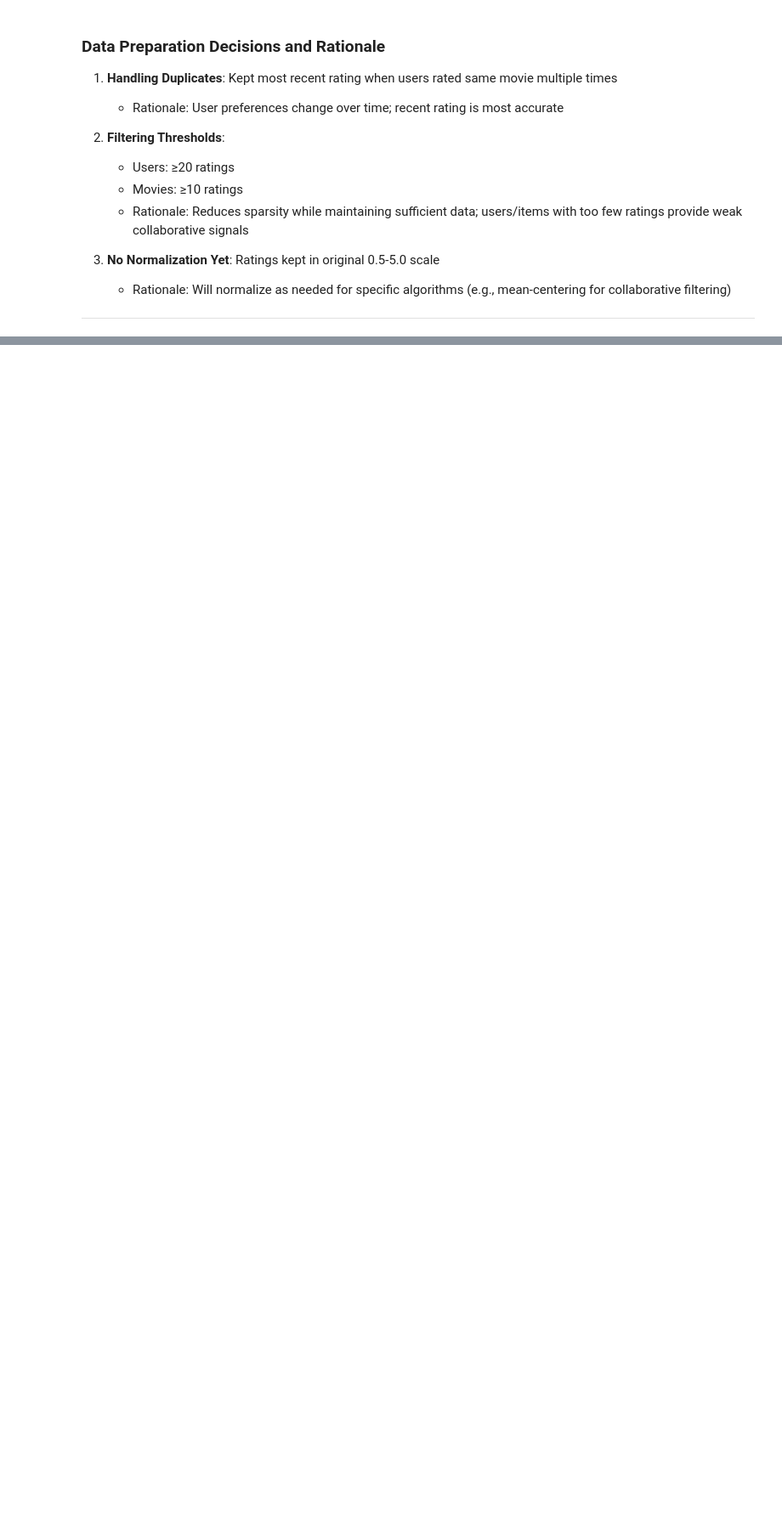
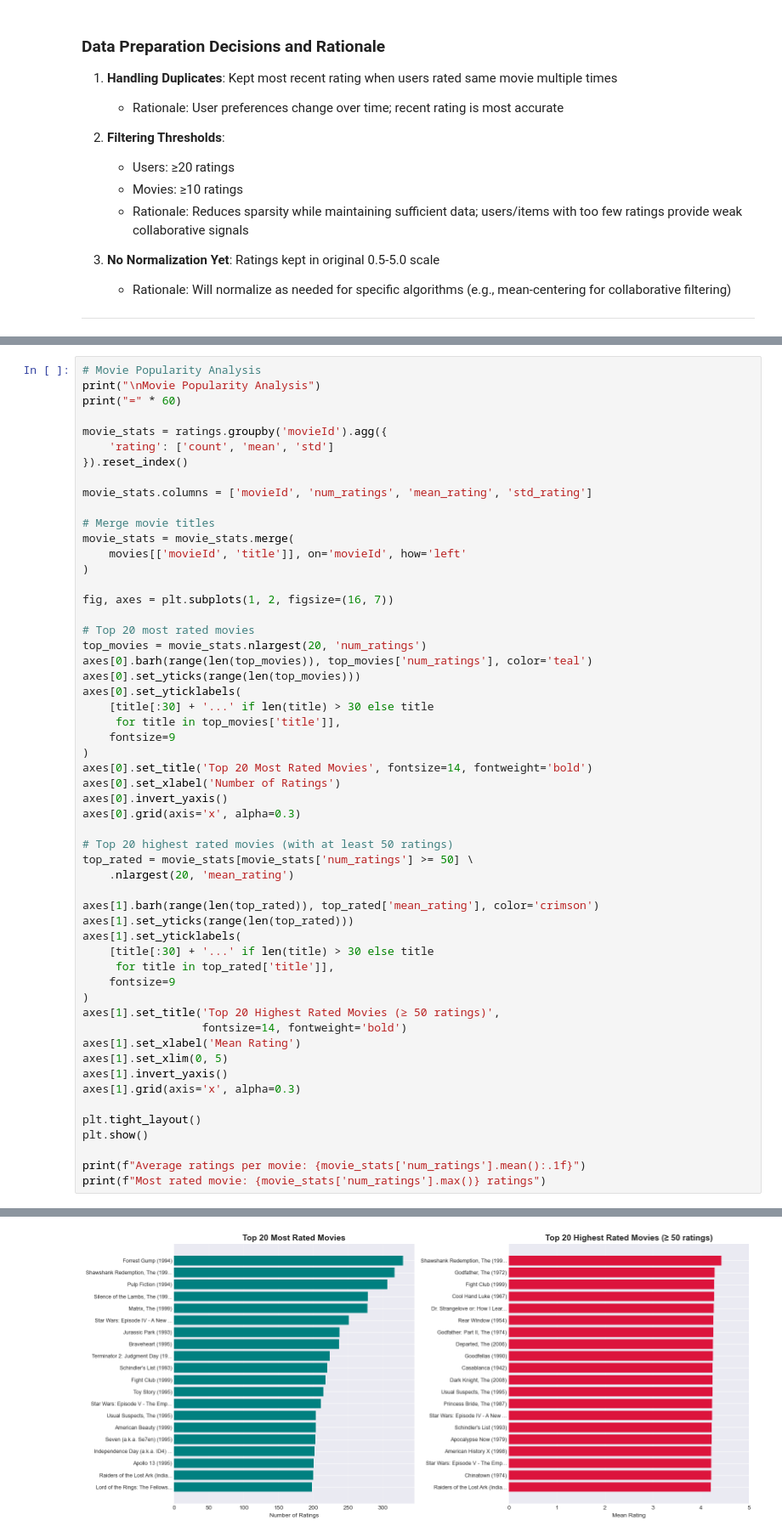
Before and after one commit to mwendemichelle4-dev/Movies-Recommendation-System, a Jupyter notebook: Movie recommendation system.ipynb, the cells around one changed output, grey strips where cells are left out. Shown at 85% size. Drawn from its saved outputs; the diff is of its cells as text; blank space fills up the shorter version.

```diff
--- a/Movie recommendation system.ipynb
+++ b/Movie recommendation system.ipynb
@@ -508,0 +660,56 @@ Sparsity: 94.14%
+# %%
+# Movie Popularity Analysis
+print("\nMovie Popularity Analysis")
+print("=" * 60)
+
+movie_stats = ratings.groupby('movieId').agg({
+    'rating': ['count', 'mean', 'std']
+}).reset_index()
+
+movie_stats.columns = ['movieId', 'num_ratings', 'mean_rating', 'std_rating']
+
+# Merge movie titles
+movie_stats = movie_stats.merge(
+    movies[['movieId', 'title']], on='movieId', how='left'
+)
+
+fig, axes = plt.subplots(1, 2, figsize=(16, 7))
+
+# Top 20 most rated movies
+top_movies = movie_stats.nlargest(20, 'num_ratings')
+axes[0].barh(range(len(top_movies)), top_movies['num_ratings'], color='teal')
+axes[0].set_yticks(range(len(top_movies)))
+axes[0].set_yticklabels(
+    [title[:30] + '...' if len(title) > 30 else title
+     for title in top_movies['title']],
+    fontsize=9
+)
+axes[0].set_title('Top 20 Most Rated Movies', fontsize=14, fontweight='bold')
+axes[0].set_xlabel('Number of Ratings')
+axes[0].invert_yaxis()
+axes[0].grid(axis='x', alpha=0.3)
+
+# Top 20 highest rated movies (with at least 50 ratings)
+top_rated = movie_stats[movie_stats['num_ratings'] >= 50] \
+    .nlargest(20, 'mean_rating')
+
+axes[1].barh(range(len(top_rated)), top_rated['mean_rating'], color='crimson')
+axes[1].set_yticks(range(len(top_rated)))
+axes[1].set_yticklabels(
+    [title[:30] + '...' if len(title) > 30 else title
+     for title in top_rated['title']],
+    fontsize=9
+)
+axes[1].set_title('Top 20 Highest Rated Movies (≥ 50 ratings)',
+                  fontsize=14, fontweight='bold')
+axes[1].set_xlabel('Mean Rating')
+axes[1].set_xlim(0, 5)
+axes[1].invert_yaxis()
+axes[1].grid(axis='x', alpha=0.3)
+
+plt.tight_layout()
+plt.show()
+
+print(f"Average ratings per movie: {movie_stats['num_ratings'].mean():.1f}")
+print(f"Most rated movie: {movie_stats['num_ratings'].max()} ratings")
+# %% [output]
@@ -508,0 +718 @@ Sparsity: 94.14%
+[figure, added]
```
Also changed, not shown: parts of 9 cells of this notebook.
